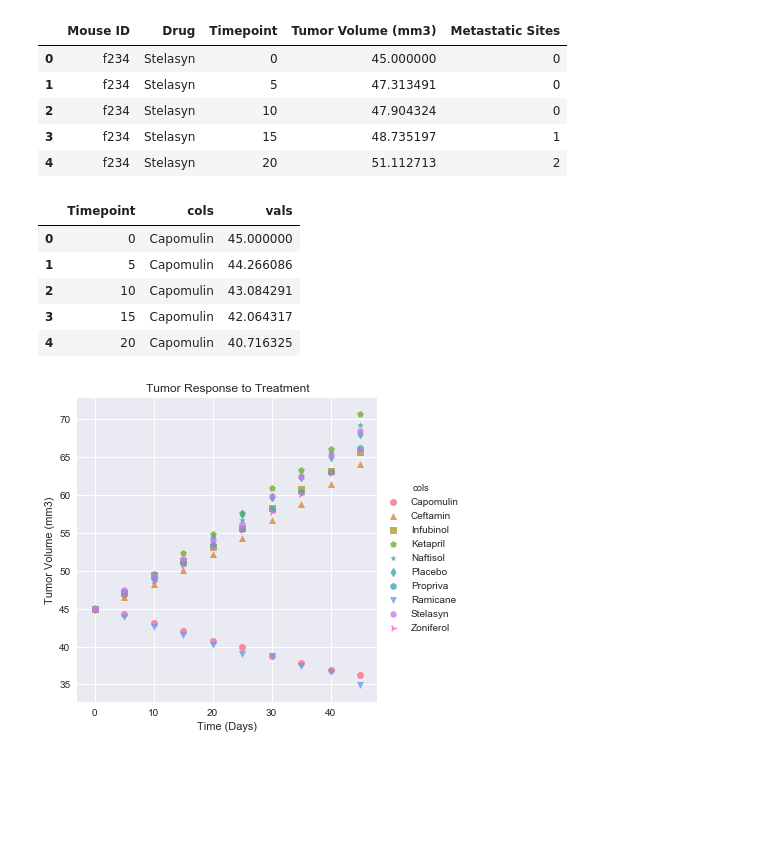
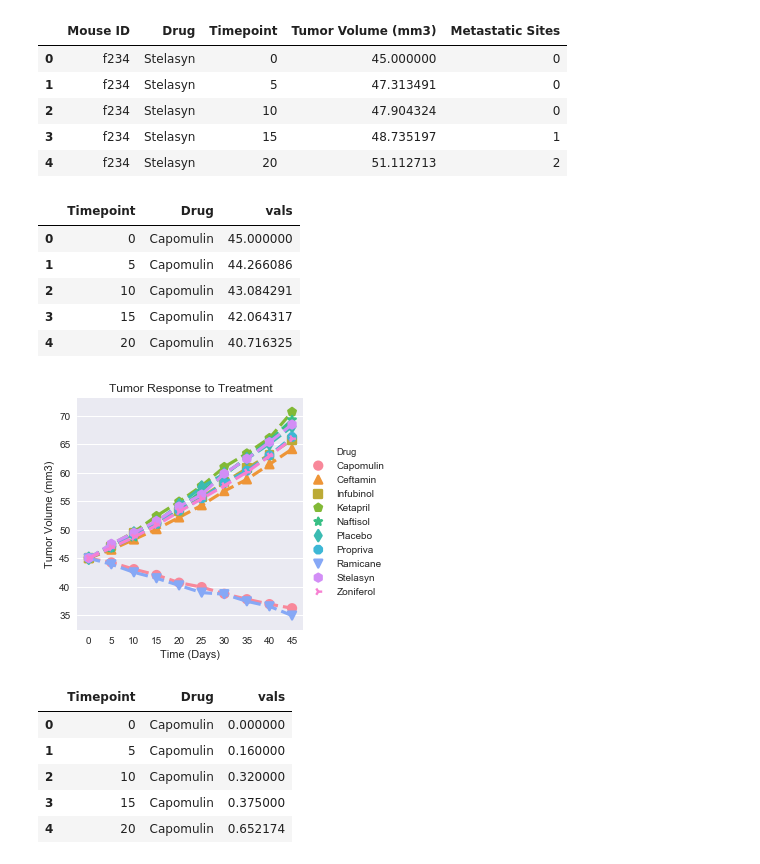
Before and after one commit to nblase22/the-power-of-plots, a Jupyter notebook: Pymaceuticals/Pymaceuticals.ipynb, the cells around one changed output. Cells and saved outputs as stored; diff of their text form; code cells hidden in the pictures; blank space fills up the shorter version.

Commit message:
added metastasic and survival plots

```diff
--- a/Pymaceuticals/Pymaceuticals.ipynb
+++ b/Pymaceuticals/Pymaceuticals.ipynb
@@ -64,10 +64,10 @@ t_vol_reorder.columns.name = None
 
 # reset order and melt so that the columns can be used in the plot
 t_vol_reorder = t_vol_reorder.reset_index()
-t_vol_reorder = t_vol_reorder.melt('Timepoint', var_name='cols',  value_name='vals')
+t_vol_reorder = t_vol_reorder.melt('Timepoint', var_name='Drug',  value_name='vals')
 t_vol_reorder.head()
 # %% [output]
-|  | Timepoint | cols | vals |
+|  | Timepoint | Drug | vals |
 | 0 | 0 | Capomulin | 45.000000 |
 | 1 | 5 | Capomulin | 44.266086 |
 | 2 | 10 | Capomulin | 43.084291 |
@@ -76,16 +76,44 @@ t_vol_reorder.head()
 # %%
 # create a list of markers
 markers = ["o", "^", "s", "p", "*", "d", "8", "v", "h", "4"]
 
 # plot the tumor response to treatment
-sns.lmplot(x = "Timepoint", y="vals", hue='cols', data = t_vol_reorder, legend = True, fit_reg = False, markers = markers)
+sns.factorplot(x = "Timepoint", y="vals", hue='Drug', data = t_vol_reorder, legend = True, fit_reg = True, markers = markers,
+              linestyles = "--")
 
 # create the legends and titles
 #plt.legend(loc='best')
 plt.xlabel("Time (Days)")
 plt.ylabel("Tumor Volume (mm3)")
 plt.title("Tumor Response to Treatment")
-
 plt.show()
 # %% [output]
-[figure, old version]
+[figure, new version]
+# %%
+# Limit the data based on metastatic points
+ms_df = combined[["Timepoint", "Drug", "Metastatic Sites"]]
+
+# create a group by drug and timepoint
+ms_grp = ms_df.groupby(["Drug", "Timepoint"])
+
+# create a volume for data framing
+ms = ms_grp["Metastatic Sites"].mean()
+
+# create the data frame for reorginzing
+ms_df = pd.DataFrame({"Metastatic Sites": ms})
+
+# reorder the data frame so the drugs are the columns, and the time point is the rows
+ms_reorder = ms_df.pivot_table('Metastatic Sites', 'Timepoint', 'Drug')
+ms_reorder.columns.name = None
+
+# reset order and melt so that the columns can be used in the plot
+ms_reorder = ms_reorder.reset_index()
+ms_reorder = ms_reorder.melt('Timepoint', var_name='Drug',  value_name='vals')
+ms_reorder.head()
+# %% [output]
+|  | Timepoint | Drug | vals |
+| 0 | 0 | Capomulin | 0.000000 |
+| 1 | 5 | Capomulin | 0.160000 |
+| 2 | 10 | Capomulin | 0.320000 |
+| 3 | 15 | Capomulin | 0.375000 |
+| 4 | 20 | Capomulin | 0.652174 |
```
Also changed, not shown: parts of 3 cells of this notebook.
